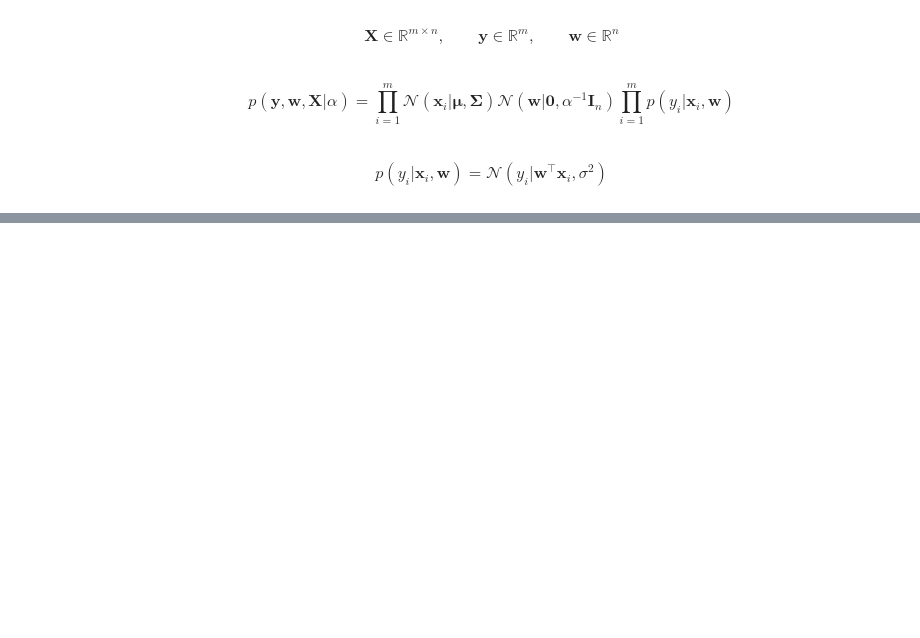
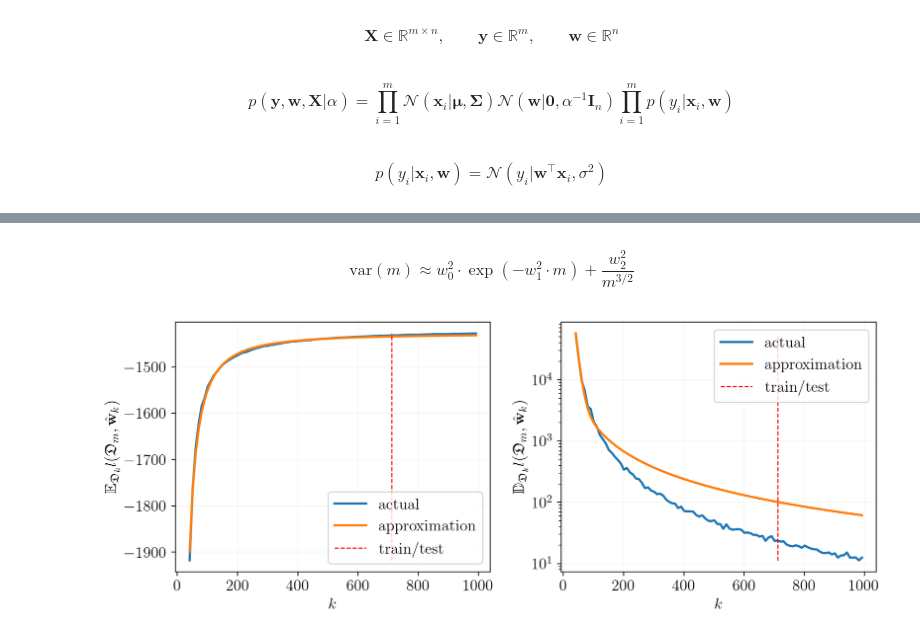
Before and after one commit to kisnikser/Bayesian-Sample-Size-Estimation, a Jupyter notebook: main.ipynb, the cells around one changed output, grey strips where cells are left out. Drawn from its saved outputs; the diff is of its cells as text; code cells hidden in the pictures; blank space fills up the shorter version.

```diff
--- a/main.ipynb
+++ b/main.ipynb
@@ -252,0 +210,3 @@ plt.show()
+# %%
+def func_mean_approx(m, w):
+    return w[0] - (w[1]**2)*np.exp(-(w[2]**2)*m) - (w[3]**2)/(m**1.5)
@@ -252,0 +215,5 @@ plt.show()
+# %% [markdown]
+$$ \mathrm{var}(m) \approx w_0^2 \cdot \exp\left( - w_1^2 \cdot m \right) + \dfrac{w_2^2}{m^{3/2}} $$
+# %%
+def func_var_approx(m, w):
+    return (w[0]**2)*np.exp(-(w[1]**2)*m)+(w[2]**2)/(m**1.5)
@@ -252,0 +247,29 @@ plt.show()
+# %%
+llh_means_approximation, llh_vars_approximation = approx(
+    sample_sizes, sample_sizes, llh_means, llh_vars, func_mean_approx, func_var_approx
+)
+
+train_bound = int(0.7 * sample_sizes.size)
+
+fig, (ax1, ax2) = plt.subplots(1, 2, figsize=(10, 4))
+
+ax1.plot(sample_sizes, llh_means, label='actual')
+ax1.plot(sample_sizes, llh_means_approximation, label='approximation')
+ax1.vlines(sample_sizes[train_bound], min(llh_means), max(llh_means), colors='red', linestyle='dashed', linewidth=1, label='train/test')
+ax1.legend()
+ax1.set_xlabel(r"$k$")
+ax1.set_ylabel(r"$\mathbb{E}_{\mathfrak{D}_k} l(\mathfrak{D}_m, \hat{\mathbf{w}}_k)$")
+
+ax2.plot(sample_sizes, llh_vars, label='actual')
+ax2.plot(sample_sizes, llh_vars_approximation, label='approximation')
+ax2.vlines(sample_sizes[train_bound], min(llh_vars), max(llh_vars), colors='red', linestyle='dashed', linewidth=1, label='train/test')
+ax2.legend()
+ax2.set_xlabel(r"$k$")
+ax2.set_ylabel(r"$\mathbb{D}_{\mathfrak{D}_k} l(\mathfrak{D}_m, \hat{\mathbf{w}}_k)$")
+ax2.set_yscale('log')
+
+plt.tight_layout()
+plt.savefig("synthetic-regression-approximation.pdf")
+plt.show()
+# %% [output]
+[figure, added]
```
Also changed, not shown: parts of 57 cells of this notebook, 29 other files.
